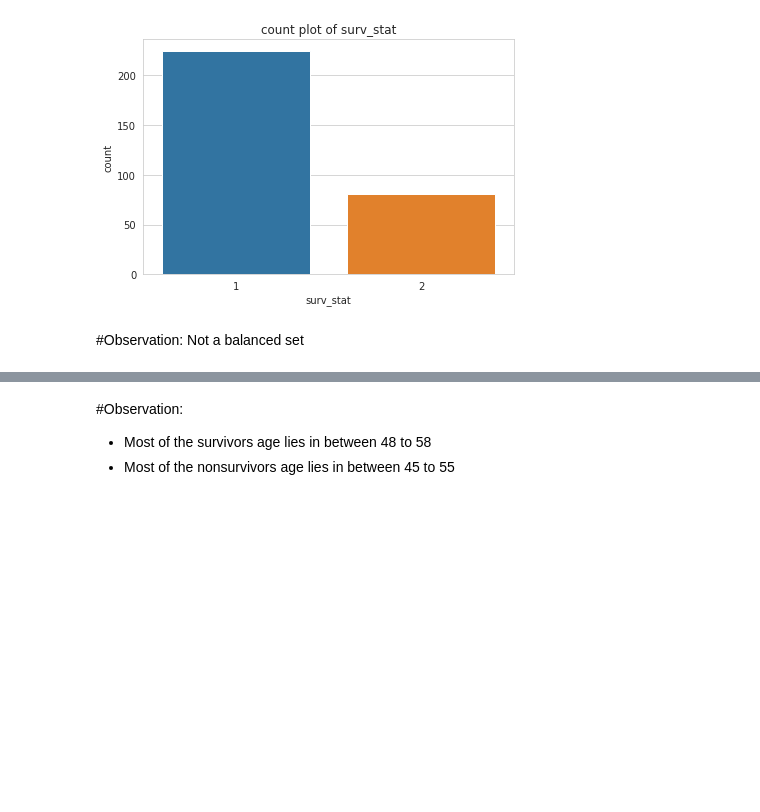
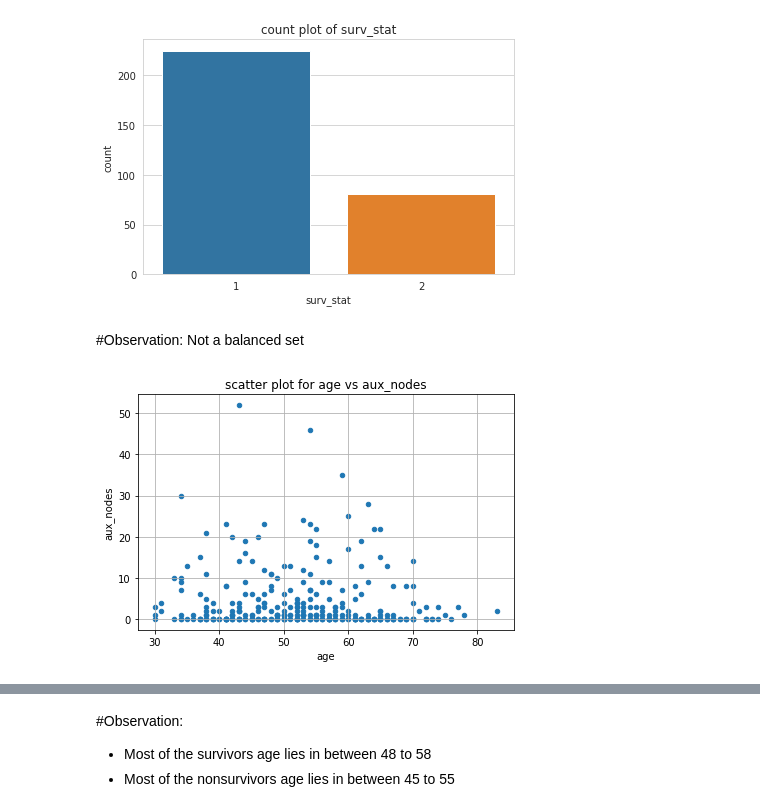
Before and after one commit to vishnuvardhan-jadava/Exploratory-Data-Analysis-on-Haberman-Dataset, a Jupyter notebook: habermans_EDA.ipynb, the cells around one changed output, grey strips where cells are left out. Drawn from its saved outputs; the diff is of its cells as text; code cells hidden in the pictures; blank space fills up the shorter version.

```diff
--- a/habermans_EDA.ipynb
+++ b/habermans_EDA.ipynb
@@ -84,3 +84,12 @@ plt.show()
 [figure]
 # %% [markdown]
 #Observation: Not a balanced set
+# %%
+plt.close()
+df.plot(kind='scatter',x='age',y='aux_nodes')
+plt.tight_layout()
+plt.title('scatter plot for age vs aux_nodes')
+plt.grid()
+plt.show()
+# %% [output]
+[figure, added]
```
Also changed, not shown: parts of 5 cells of this notebook.
